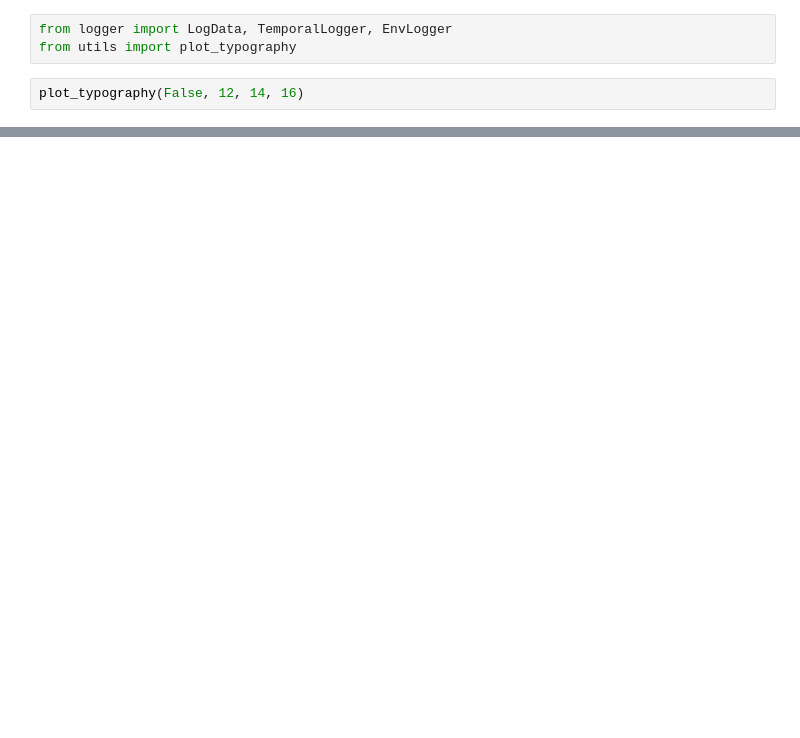
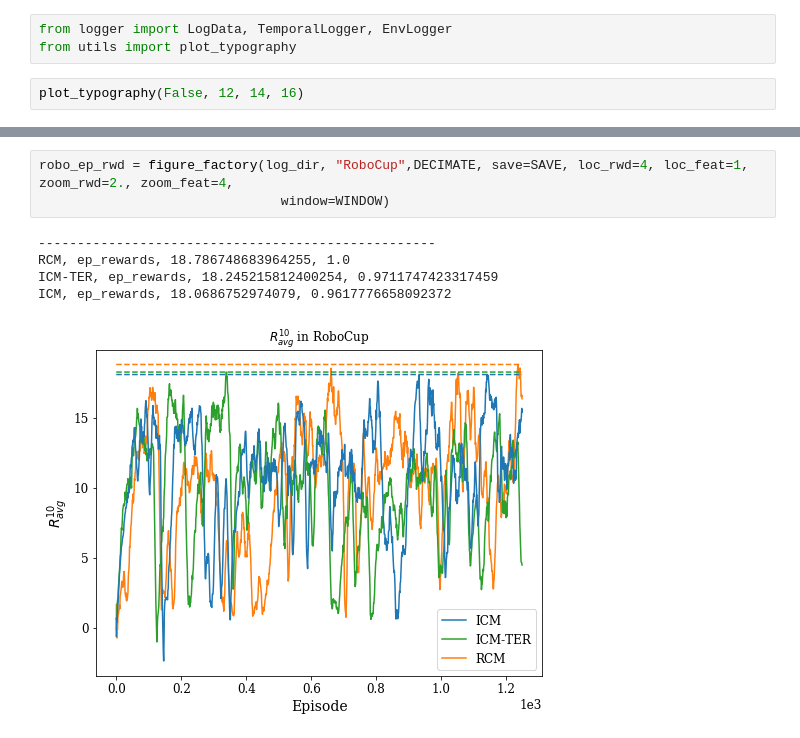
Before and after one commit to szemenyeim/DynEnv, a Jupyter notebook: jupyter/analysis.ipynb, the cells around one changed output, grey strips where cells are left out. Drawn from its saved outputs; the diff is of its cells as text; blank space fills up the shorter version.

```diff
--- a/jupyter/analysis.ipynb
+++ b/jupyter/analysis.ipynb
@@ -55 +58,10 @@ pong_metrics4
  'RCM': 24.549363606143398}
+# %%
+robo_ep_rwd = figure_factory(log_dir, "RoboCup",DECIMATE, save=SAVE, loc_rwd=4, loc_feat=1, zoom_rwd=2., zoom_feat=4,
+                               window=WINDOW)
+# %% [output]
+---------------------------------------------------
+RCM, ep_rewards, 18.786748683964255, 1.0
+ICM-TER, ep_rewards, 18.245215812400254, 0.9711747423317459
+ICM, ep_rewards, 18.0686752974079, 0.9617776658092372
+[figure, added]
```
Also changed, not shown: parts of 5 cells of this notebook, 3 other files.
